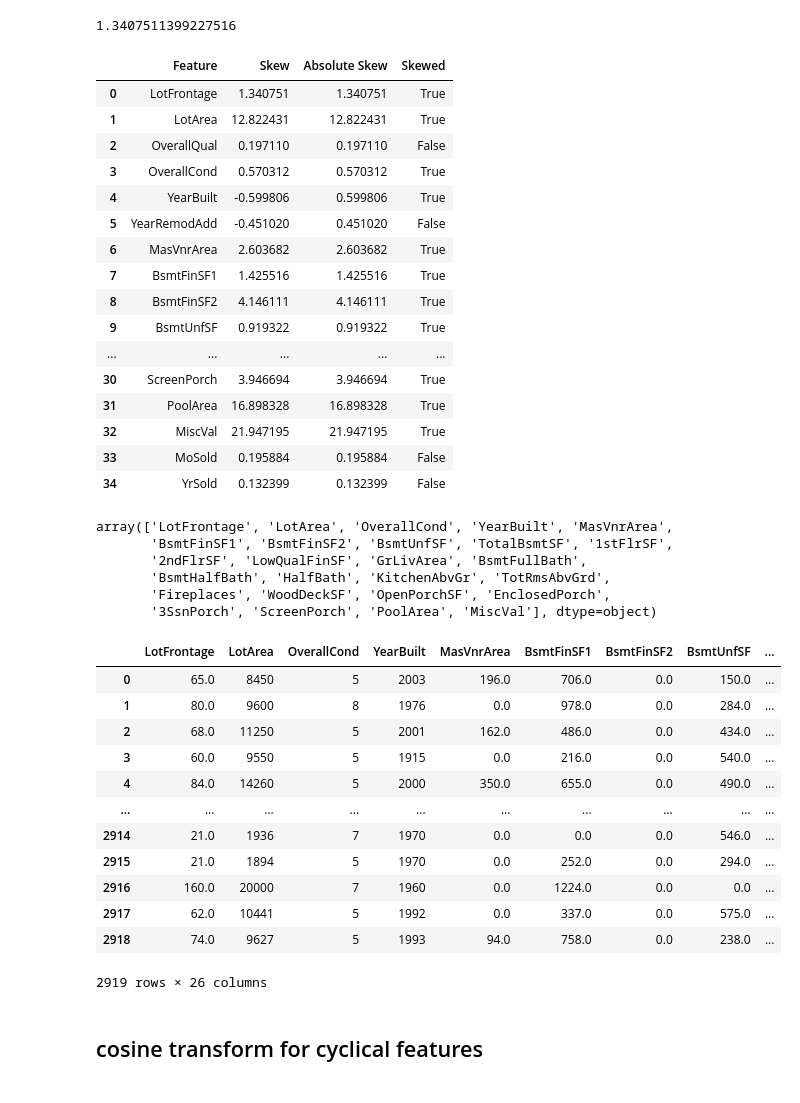
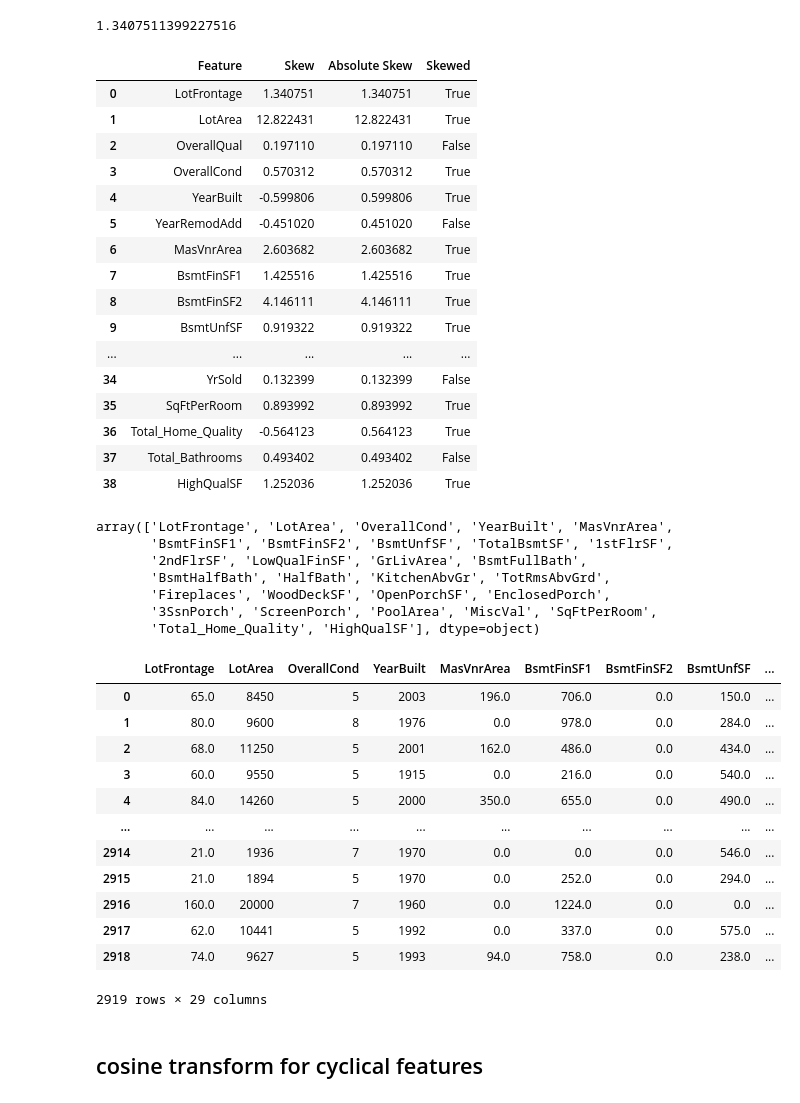
Before and after one commit to gagankh123/ML_Experiment, a Jupyter notebook: house-prices-advanced-regression-techniques/House_Price_Prediction.ipynb, the cells around one changed output. Cells and saved outputs as stored; diff of their text form; code cells hidden in the pictures.

```diff
--- a/house-prices-advanced-regression-techniques/House_Price_Prediction.ipynb
+++ b/house-prices-advanced-regression-techniques/House_Price_Prediction.ipynb
@@ -345,0 +364,14 @@ data4 = data3.copy()
+# %%
+data4['SqFtPerRoom'] = data4['GrLivArea'] / (data4['TotRmsAbvGrd'] +
+                                             data4['FullBath'] +
+                                             data4['HalfBath'] +
+                                             data4['KitchenAbvGr']
+                                             )
+
+data4['Total_Home_Quality'] = data4['OverallQual'] + data4['OverallCond']
+
+data4['Total_Bathrooms'] = (data4['FullBath'] + (0.5 * data4['HalfBath']) +
+                            data4['BsmtFullBath'] + (0.5 * data4['BsmtHalfBath'])
+                            )
+
+data4['HighQualSF'] = data4['1stFlrSF'] + data4['2ndFlrSF']
@@ -368,29 +402,29 @@ scipy.stats.skew(data4['LotFrontage'])
 # %% [output]
 1.3407511399227516
 # %%
-skew_df = pd.DataFrame(data4.select_dtypes(np.number).columns, columns = ['Feature'])
-skew_df['Skew'] = skew_df['Feature'].apply(lambda feature: scipy.stats.skew(data4[feature]))
+skew_df = pd.DataFrame(data5.select_dtypes(np.number).columns, columns = ['Feature'])
+skew_df['Skew'] = skew_df['Feature'].apply(lambda feature: scipy.stats.skew(data5[feature]))
 skew_df['Absolute Skew'] = skew_df['Skew'].apply(abs)
 skew_df['Skewed'] = skew_df['Absolute Skew'].apply(lambda x: True if x >= 0.5 else False)
 skew_df
 # %% [output]
 |  | Feature | Skew | Absolute Skew | Skewed |
 | 0 | LotFrontage | 1.340751 | 1.340751 | True |
 | 1 | LotArea | 12.822431 | 12.822431 | True |
 | 2 | OverallQual | 0.197110 | 0.197110 | False |
 | 3 | OverallCond | 0.570312 | 0.570312 | True |
 | 4 | YearBuilt | -0.599806 | 0.599806 | True |
 | 5 | YearRemodAdd | -0.451020 | 0.451020 | False |
 | 6 | MasVnrArea | 2.603682 | 2.603682 | True |
 | 7 | BsmtFinSF1 | 1.425516 | 1.425516 | True |
 | 8 | BsmtFinSF2 | 4.146111 | 4.146111 | True |
 | 9 | BsmtUnfSF | 0.919322 | 0.919322 | True |
 | ... | ... | ... | ... | ... |
-| 30 | ScreenPorch | 3.946694 | 3.946694 | True |
-| 31 | PoolArea | 16.898328 | 16.898328 | True |
-| 32 | MiscVal | 21.947195 | 21.947195 | True |
-| 33 | MoSold | 0.195884 | 0.195884 | False |
 | 34 | YrSold | 0.132399 | 0.132399 | False |
+| 35 | SqFtPerRoom | 0.893992 | 0.893992 | True |
+| 36 | Total_Home_Quality | -0.564123 | 0.564123 | True |
+| 37 | Total_Bathrooms | 0.493402 | 0.493402 | False |
+| 38 | HighQualSF | 1.252036 | 1.252036 | True |
 # %%
 skew_df.query('Skewed == True')['Feature'].values
 # %% [output]
@@ -399,9 +433,10 @@ array(['LotFrontage', 'LotArea', 'OverallCond', 'YearBuilt', 'MasVnrArea',
        '2ndFlrSF', 'LowQualFinSF', 'GrLivArea', 'BsmtFullBath',
        'BsmtHalfBath', 'HalfBath', 'KitchenAbvGr', 'TotRmsAbvGrd',
        'Fireplaces', 'WoodDeckSF', 'OpenPorchSF', 'EnclosedPorch',
-       '3SsnPorch', 'ScreenPorch', 'PoolArea', 'MiscVal'], dtype=object)
+       '3SsnPorch', 'ScreenPorch', 'PoolArea', 'MiscVal', 'SqFtPerRoom',
+       'Total_Home_Quality', 'HighQualSF'], dtype=object)
 # %%
-data4[skew_df.query('Skewed == True')['Feature'].values]
+data5[skew_df.query('Skewed == True')['Feature'].values]
 # %% [output]
 |  | LotFrontage | LotArea | OverallCond | YearBuilt | MasVnrArea | BsmtFinSF1 | BsmtFinSF2 | BsmtUnfSF | ... |
 | 0 | 65.0 | 8450 | 5 | 2003 | 196.0 | 706.0 | 0.0 | 150.0 | ... |
@@ -415,6 +450,6 @@ data4[skew_df.query('Skewed == True')['Feature'].values]
 | 2916 | 160.0 | 20000 | 7 | 1960 | 0.0 | 1224.0 | 0.0 | 0.0 | ... |
 | 2917 | 62.0 | 10441 | 5 | 1992 | 0.0 | 337.0 | 0.0 | 575.0 | ... |
 | 2918 | 74.0 | 9627 | 5 | 1993 | 94.0 | 758.0 | 0.0 | 238.0 | ... |
-2919 rows × 26 columns
+2919 rows × 29 columns
 # %%
 for column in skew_df.query('Skewed == True')['Feature'].values:
```
Also changed, not shown: parts of 30 cells of this notebook.
